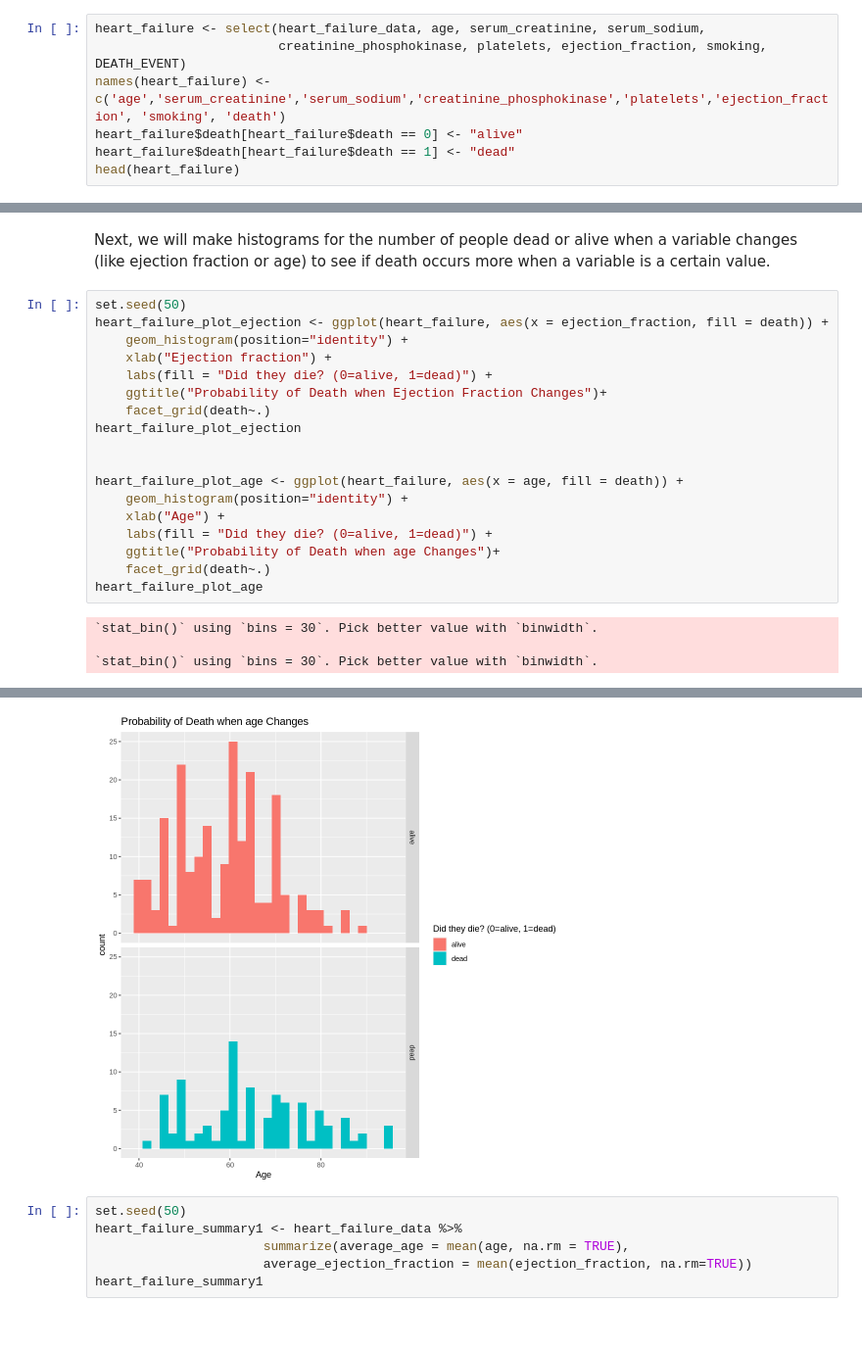
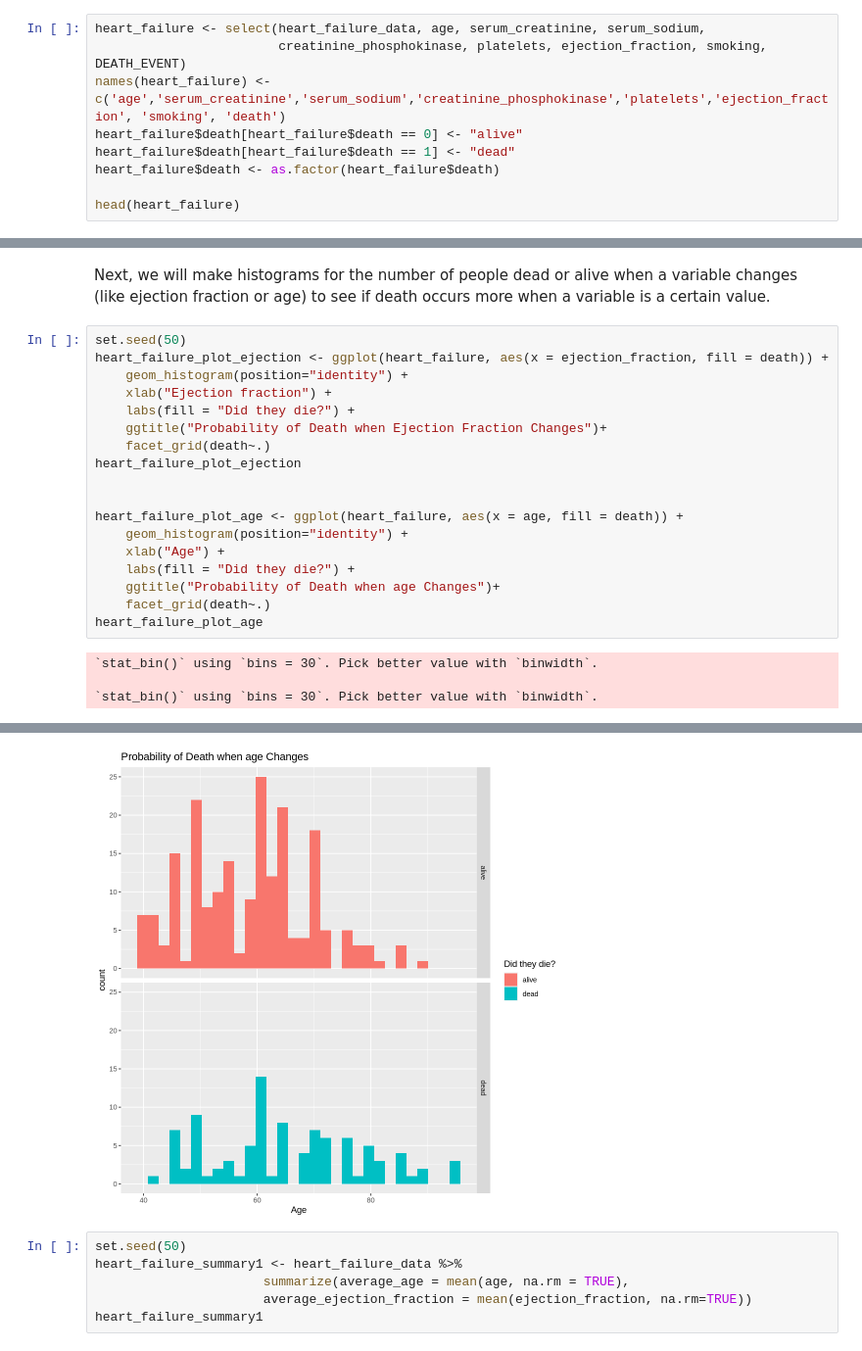
Before and after one commit to leoryry/NEW_DSCI_Project, a Jupyter notebook: DSCI_Project.ipynb, the cells around one changed output, grey strips where cells are left out. Shown at 98% size. Cells and saved outputs as stored; diff of their text form.

```diff
--- a/DSCI_Project.ipynb
+++ b/DSCI_Project.ipynb
@@ -96,6 +78,8 @@ heart_failure <- select(heart_failure_data, age, serum_creatinine, serum_sodium,
 names(heart_failure) <- c('age','serum_creatinine','serum_sodium','creatinine_phosphokinase','platelets','ejection_fraction', 'smoking', 'death')
 heart_failure$death[heart_failure$death == 0] <- "alive"
 heart_failure$death[heart_failure$death == 1] <- "dead"
+heart_failure$death <- as.factor(heart_failure$death)
+
 head(heart_failure)
 # %% [output]
 A tibble: 6 × 8
@@ -142,7 +126,7 @@ set.seed(50)
 heart_failure_plot_ejection <- ggplot(heart_failure, aes(x = ejection_fraction, fill = death)) +
     geom_histogram(position="identity") +
     xlab("Ejection fraction") +
-    labs(fill = "Did they die? (0=alive, 1=dead)") +
+    labs(fill = "Did they die?") +
     ggtitle("Probability of Death when Ejection Fraction Changes")+
     facet_grid(death~.)
 heart_failure_plot_ejection
@@ -151,7 +135,7 @@ heart_failure_plot_ejection
 heart_failure_plot_age <- ggplot(heart_failure, aes(x = age, fill = death)) +
     geom_histogram(position="identity") +
     xlab("Age") +
-    labs(fill = "Did they die? (0=alive, 1=dead)") +
+    labs(fill = "Did they die?") +
     ggtitle("Probability of Death when age Changes")+
     facet_grid(death~.)
 heart_failure_plot_age
@@ -163,4 +147,4 @@ heart_failure_plot_age
-[figure, old version]
+[figure, new version]
 # %%
 set.seed(50)
 heart_failure_summary1 <- heart_failure_data %>%
```
Also changed, not shown: parts of 14 cells of this notebook.
